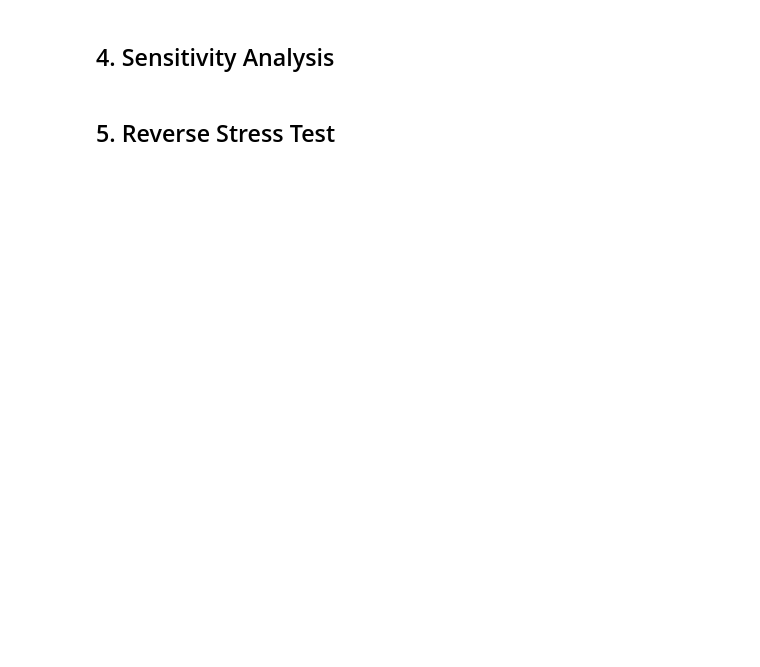
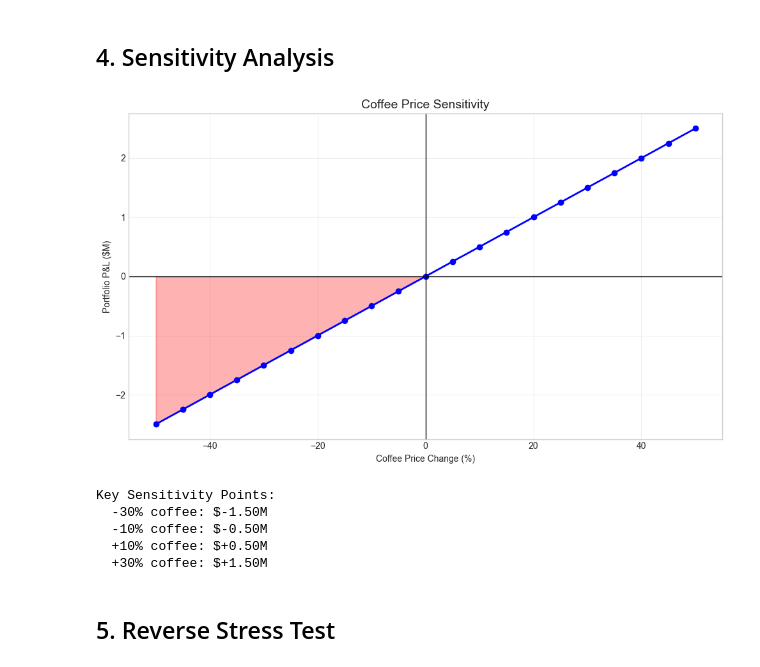
Before and after one commit to buraq-hs51/Commodity-Risk-Analytics-Framework, a Jupyter notebook: notebooks/03_stress_testing.ipynb, the cells around one changed output. Drawn from its saved outputs; the diff is of its cells as text; code cells hidden in the pictures; blank space fills up the shorter version.

```diff
--- a/notebooks/03_stress_testing.ipynb
+++ b/notebooks/03_stress_testing.ipynb
@@ -111,32 +144,44 @@ print(f"{'TOTAL':<15} {' '*30} P&L: ${pnl_breakdown['total']/1e6:>+.2f}M")
 # %%
 # coffee price sensitivity
 shocks = np.arange(-0.50, 0.55, 0.05)  # -50% to +50%
 sensitivity = sensitivity_analysis(portfolio, 'coffee', shocks)
 
 fig, ax = plt.subplots(figsize=(10, 6))
 
 ax.plot(sensitivity['shock'] * 100, sensitivity['pnl'] / 1e6, 'b-o', linewidth=2, markersize=6)
 ax.axhline(0, color='black', linewidth=1)
 ax.axvline(0, color='black', linewidth=1)
 
 # shade loss region
 ax.fill_between(sensitivity['shock'] * 100, sensitivity['pnl'] / 1e6, 0,
                 where=sensitivity['pnl'] < 0, alpha=0.3, color='red')
 
 ax.set_xlabel('Coffee Price Change (%)')
 ax.set_ylabel('Portfolio P&L ($M)')
 ax.set_title('Coffee Price Sensitivity', fontsize=14)
 ax.grid(True, alpha=0.3)
 
 plt.tight_layout()
 plt.savefig('../outputs/coffee_sensitivity.png', dpi=150)
 plt.show()
 
+# helper function for approximate matching
+def get_pnl_at_shock(df, target):
+    idx = (df['shock'] - target).abs().idxmin()
+    return df.loc[idx, 'pnl']
+
 print("\nKey Sensitivity Points:")
-print(f"  -30% coffee: ${sensitivity[sensitivity['shock']==-0.30]['pnl'].values[0]/1e6:+.2f}M")
-print(f"  -10% coffee: ${sensitivity[sensitivity['shock']==-0.10]['pnl'].values[0]/1e6:+.2f}M")
-print(f"  +10% coffee: ${sensitivity[sensitivity['shock']==0.10]['pnl'].values[0]/1e6:+.2f}M")
-print(f"  +30% coffee: ${sensitivity[sensitivity['shock']==0.30]['pnl'].values[0]/1e6:+.2f}M")
+print(f"  -30% coffee: ${get_pnl_at_shock(sensitivity, -0.30)/1e6:+.2f}M")
+print(f"  -10% coffee: ${get_pnl_at_shock(sensitivity, -0.10)/1e6:+.2f}M")
+print(f"  +10% coffee: ${get_pnl_at_shock(sensitivity, 0.10)/1e6:+.2f}M")
+print(f"  +30% coffee: ${get_pnl_at_shock(sensitivity, 0.30)/1e6:+.2f}M")
+# %% [output]
+[figure, added]
+Key Sensitivity Points:
+  -30% coffee: $-1.50M
+  -10% coffee: $-0.50M
+  +10% coffee: $+0.50M
+  +30% coffee: $+1.50M
 # %% [markdown]
 ## 5. Reverse Stress Test
 # %%
```
Also changed, not shown: parts of 9 cells of this notebook, 24 other files.
